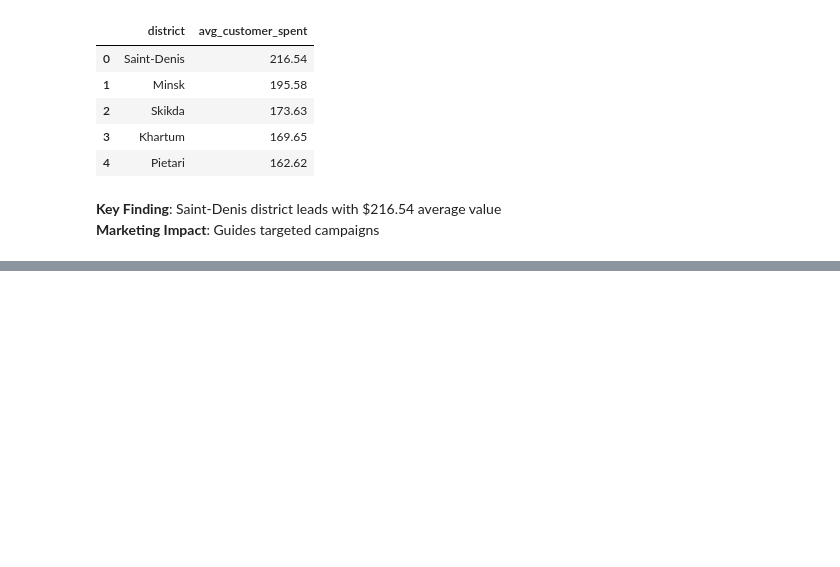
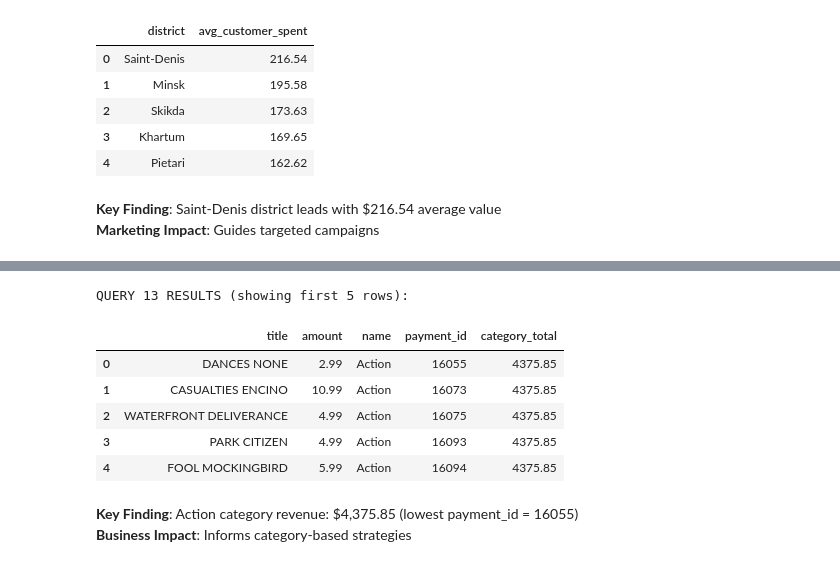
Before and after one commit to dr-ridwanoladipo/sql_business_analysis, a Jupyter notebook: business_analysis.ipynb, the cells around one changed output, grey strips where cells are left out. Saved outputs shown, nothing was run; the diff lists cells and outputs as text; code cells hidden in the pictures; blank space fills up the shorter version.

Commit message:
category payment analysis

```diff
--- a/business_analysis.ipynb
+++ b/business_analysis.ipynb
@@ -491,0 +497,39 @@ QUERY 12 RESULTS (top 5 rows):
+# %%
+q13 = """
+SELECT
+    f.title,
+    p.amount,
+    c.name,
+    p.payment_id,
+    (
+        SELECT SUM(p2.amount)
+        FROM payment p2
+        LEFT JOIN rental r2 ON r2.rental_id = p2.rental_id
+        LEFT JOIN inventory i2 ON i2.inventory_id = r2.inventory_id
+        LEFT JOIN film f2 ON f2.film_id = i2.film_id
+        LEFT JOIN film_category fc2 ON fc2.film_id = f2.film_id
+        LEFT JOIN category c2 ON c2.category_id = fc2.category_id
+        WHERE c2.name = c.name
+    ) as category_total
+FROM payment p
+LEFT JOIN rental r ON r.rental_id = p.rental_id
+LEFT JOIN inventory i ON i.inventory_id = r.inventory_id
+LEFT JOIN film f ON f.film_id = i.film_id
+LEFT JOIN film_category fc ON fc.film_id = f.film_id
+LEFT JOIN category c ON c.category_id = fc.category_id
+ORDER BY c.name, p.payment_id;
+"""
+df13 = run_query(q13)
+print("QUERY 13 RESULTS (showing first 5 rows):")
+display(df13.head(5))
+# %% [output]
+QUERY 13 RESULTS (showing first 5 rows):
+|  | title | amount | name | payment_id | category_total |
+| 0 | DANCES NONE | 2.99 | Action | 16055 | 4375.85 |
+| 1 | CASUALTIES ENCINO | 10.99 | Action | 16073 | 4375.85 |
+| 2 | WATERFRONT DELIVERANCE | 4.99 | Action | 16075 | 4375.85 |
+| 3 | PARK CITIZEN | 4.99 | Action | 16093 | 4375.85 |
+| 4 | FOOL MOCKINGBIRD | 5.99 | Action | 16094 | 4375.85 |
+# %% [markdown]
+**Key Finding**: Action category revenue: $4,375.85 (lowest payment_id = 16055)
+**Business Impact**: Informs category-based strategies
```
Also changed, not shown: parts of 1 cell of this notebook.
